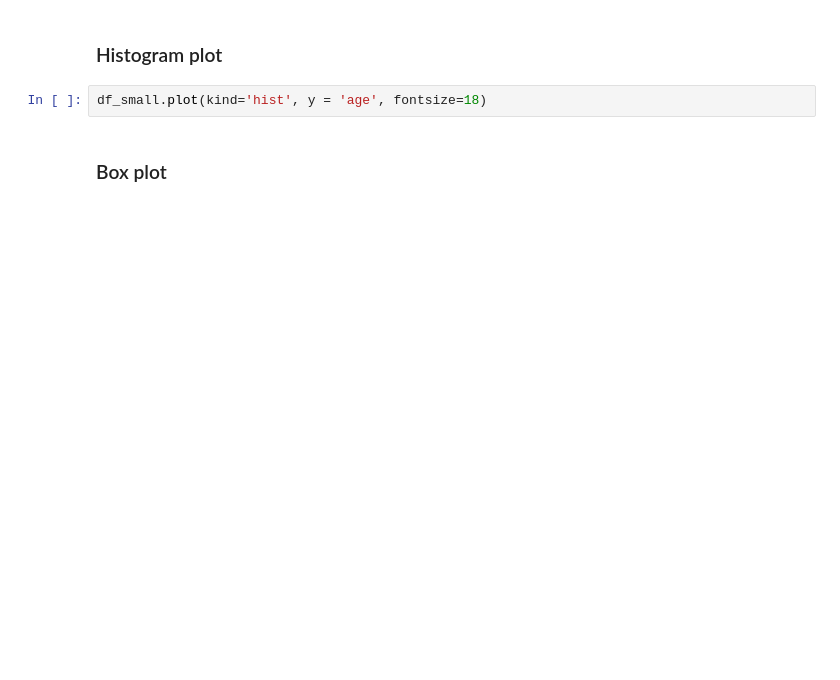
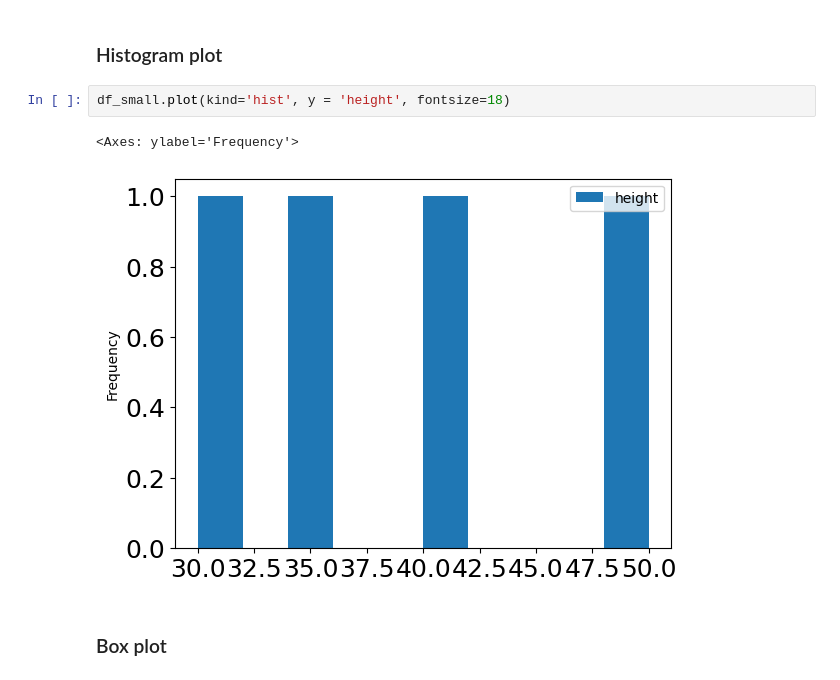
Before and after one commit to nanjiangshu/python-programming-bioinfo, a Jupyter notebook: lectures/Day_5.ipynb, the cells around one changed output. Saved outputs shown, nothing was run; the diff lists cells and outputs as text; blank space fills up the shorter version.

```diff
--- a/lectures/Day_5.ipynb
+++ b/lectures/Day_5.ipynb
@@ -371,7 +625,10 @@ df_small[['circumference', 'age']].plot(kind='bar', figsize=(12, 6), fontsize=16
 # %% [markdown]
 ### Histogram plot
 # %%
-df_small.plot(kind='hist', y = 'age', fontsize=18)
+df_small.plot(kind='hist', y = 'height', fontsize=18)
+# %% [output]
+<Axes: ylabel='Frequency'>
+[figure, added]
 # %% [markdown]
 ### Box plot
 # %%
```
Also changed, not shown: parts of 56 cells of this notebook, 4 other files.
